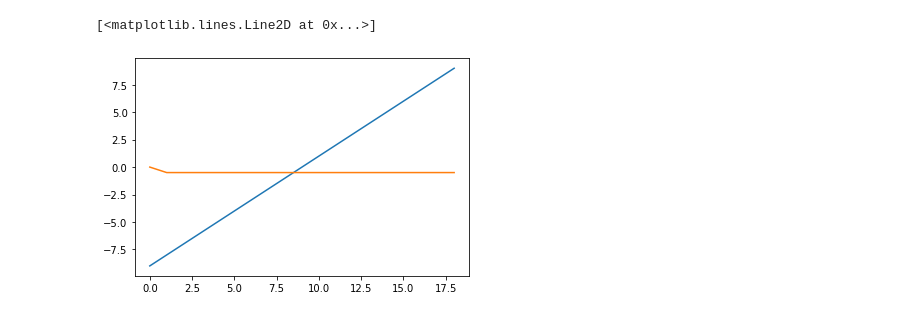
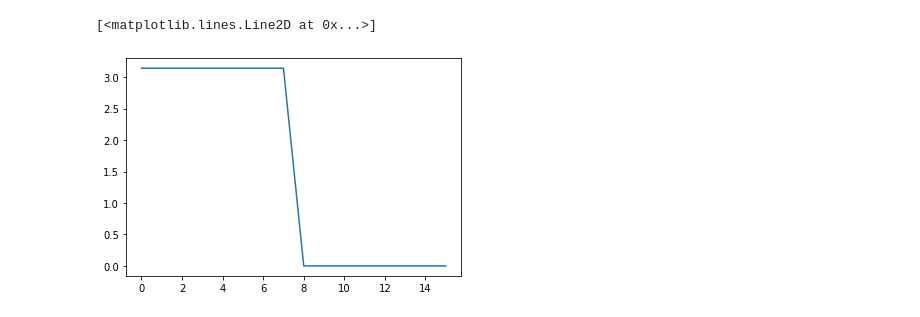
Before and after one commit to larigit/ProjSinaisSistemas, a Jupyter notebook: Jupyter Notebooks/Filtro Derivador 2d separavel.ipynb, the cells around one changed output. Drawn from its saved outputs; the diff is of its cells as text; code cells hidden in the pictures.

```diff
--- a/Jupyter Notebooks/Filtro Derivador 2d separavel.ipynb
+++ b/Jupyter Notebooks/Filtro Derivador 2d separavel.ipynb
@@ -132,8 +146,5 @@ plt.show()
-# %%
-#Calculando a inversa de H(e^jw) = jw
-
-plot([-9, -8, -7, -6, -5, -4, -3, -2, -1, 0, 1, 2, 3, 4, 5, 6, 7, 8, 9])
-#plot(np.fft.ifft([-9, -8, -7, -6, -5, -4, -3, -2, -1, 0, 1, 2, 3, 4, 5, 6, 7, 8, 9]))
-# %% [output]
-[<matplotlib.lines.Line2D at 0x...>]
-[figure, removed]
+# %%
+plot(np.angle(fir)) #so p ver
+# %% [output]
+[<matplotlib.lines.Line2D at 0x...>]
+[figure, added]
```
Also changed, not shown: parts of 10 cells of this notebook.
